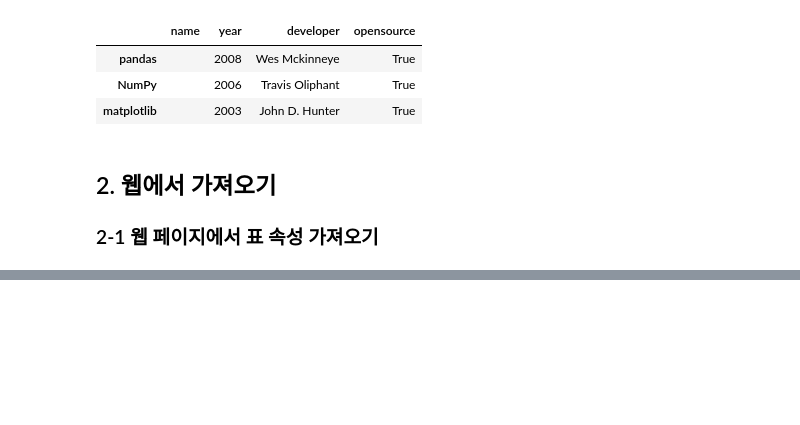
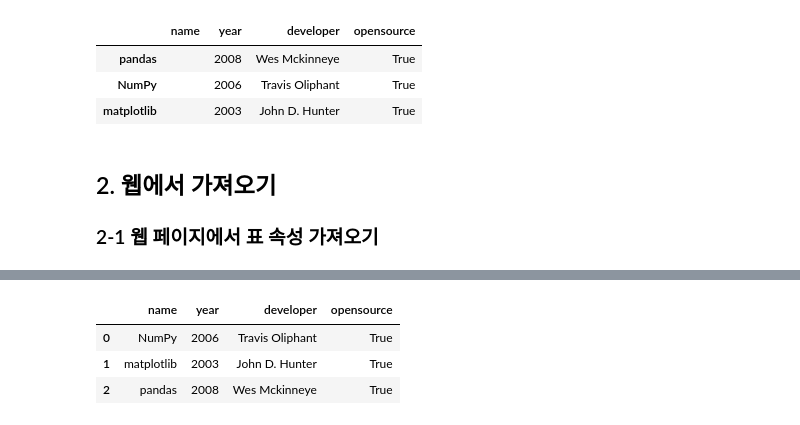
Before and after one commit to harryyang1982/pandas_data_analysis, a Jupyter notebook: part2_data_io.ipynb, the cells around one changed output, grey strips where cells are left out. Cells and saved outputs as stored; diff of their text form; code cells hidden in the pictures; blank space fills up the shorter version.

```diff
--- a/part2_data_io.ipynb
+++ b/part2_data_io.ipynb
@@ -96,0 +115,9 @@ ImportError: lxml not found, please install it
+# %%
+df = tables[1]
+# %%
+df
+# %% [output]
+|  | name | year | developer | opensource |
+| 0 | NumPy | 2006 | Travis Oliphant | True |
+| 1 | matplotlib | 2003 | John D. Hunter | True |
+| 2 | pandas | 2008 | Wes Mckinneye | True |
```
Also changed, not shown: parts of 15 cells of this notebook.
